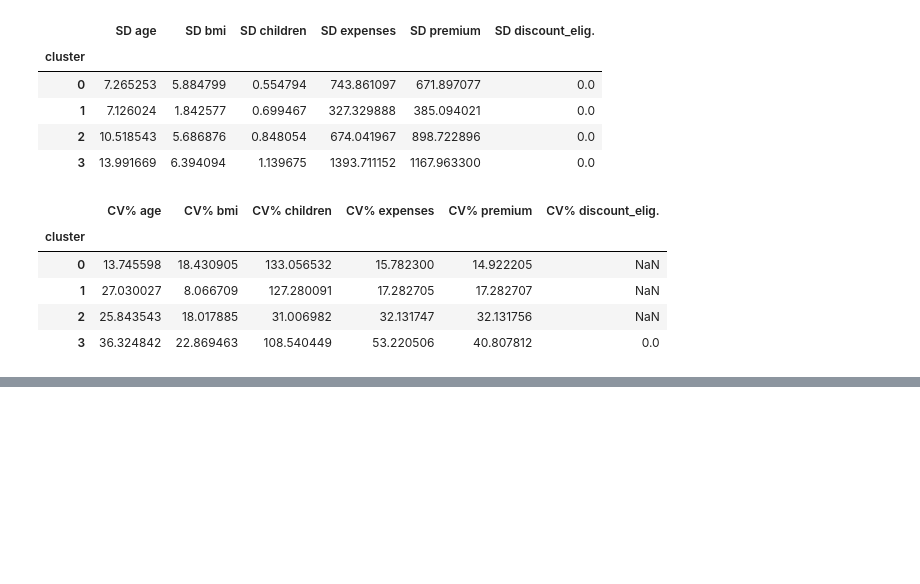
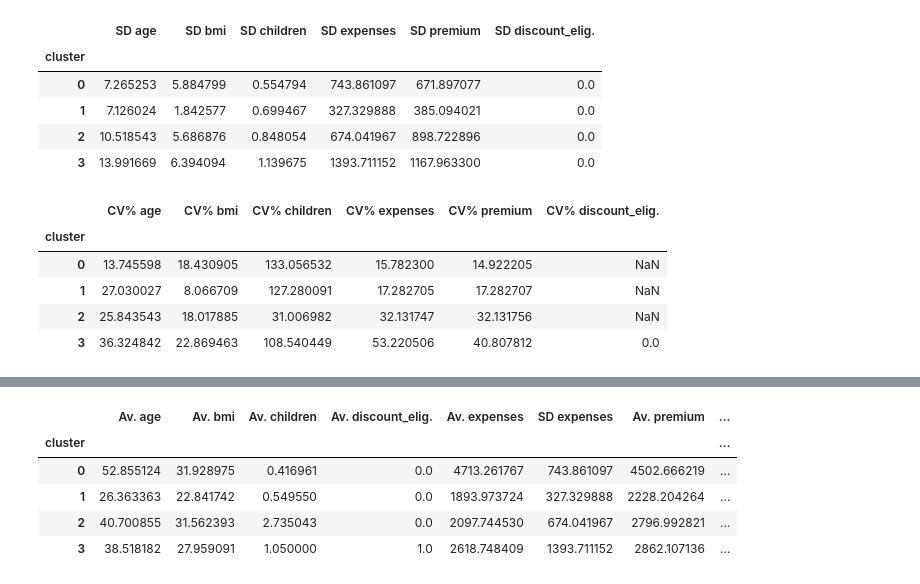
Before and after one commit to renancaetan0/prediction_methods_health_insurance, a Jupyter notebook: notebooks/linear_regression_and_clustering_compairson_health_insurance_case.ipynb, the cells around one changed output, grey strips where cells are left out. Saved outputs shown, nothing was run; the diff lists cells and outputs as text; code cells hidden in the pictures; blank space fills up the shorter version.

Commit message:
feat: create cluster analyses business data frame

```diff
--- a/notebooks/linear_regression_and_clustering_compairson_health_insurance_case.ipynb
+++ b/notebooks/linear_regression_and_clustering_compairson_health_insurance_case.ipynb
@@ -1502,0 +1510,30 @@ display(cluster_cv_df.head())  # showing renamed cluster CV%
+# %%
+# creating cluster_analysis_df from cluster_mean_df
+cluster_analysis_business_df = cluster_mean_df.copy()  # using cluster_mean_df as the base dataframe
+
+# adding existing columns from the project summary dataframes
+cluster_analysis_business_df["SD expenses"] = cluster_std_df["SD expenses"].values  # adding SD expenses
+cluster_analysis_business_df["CV% expenses"] = cluster_cv_df["CV% expenses"].values  # adding CV% expenses
+# reorganizing columns in the requested order
+cluster_analysis_business_df = cluster_analysis_business_df[
+    [
+        "Av. age",
+        "Av. bmi",
+        "Av. children",
+        "Av. discount_elig.",
+        "Av. expenses",
+        "SD expenses",
+        "Av. premium",
+        "CV% expenses",
+    ]
+]  # keeping only requested columns and order
+
+# displaying final dataframe
+display(cluster_analysis_business_df)  # showing the final result
+# %% [output]
+|  | Av. age | Av. bmi | Av. children | Av. discount_elig. | Av. expenses | SD expenses | Av. premium | ... |
+| cluster |  |  |  |  |  |  |  | ... |
+| 0 | 52.855124 | 31.928975 | 0.416961 | 0.0 | 4713.261767 | 743.861097 | 4502.666219 | ... |
+| 1 | 26.363363 | 22.841742 | 0.549550 | 0.0 | 1893.973724 | 327.329888 | 2228.204264 | ... |
+| 2 | 40.700855 | 31.562393 | 2.735043 | 0.0 | 2097.744530 | 674.041967 | 2796.992821 | ... |
+| 3 | 38.518182 | 27.959091 | 1.050000 | 1.0 | 2618.748409 | 1393.711152 | 2862.107136 | ... |
```
Also changed, not shown: parts of 1 cell of this notebook.
